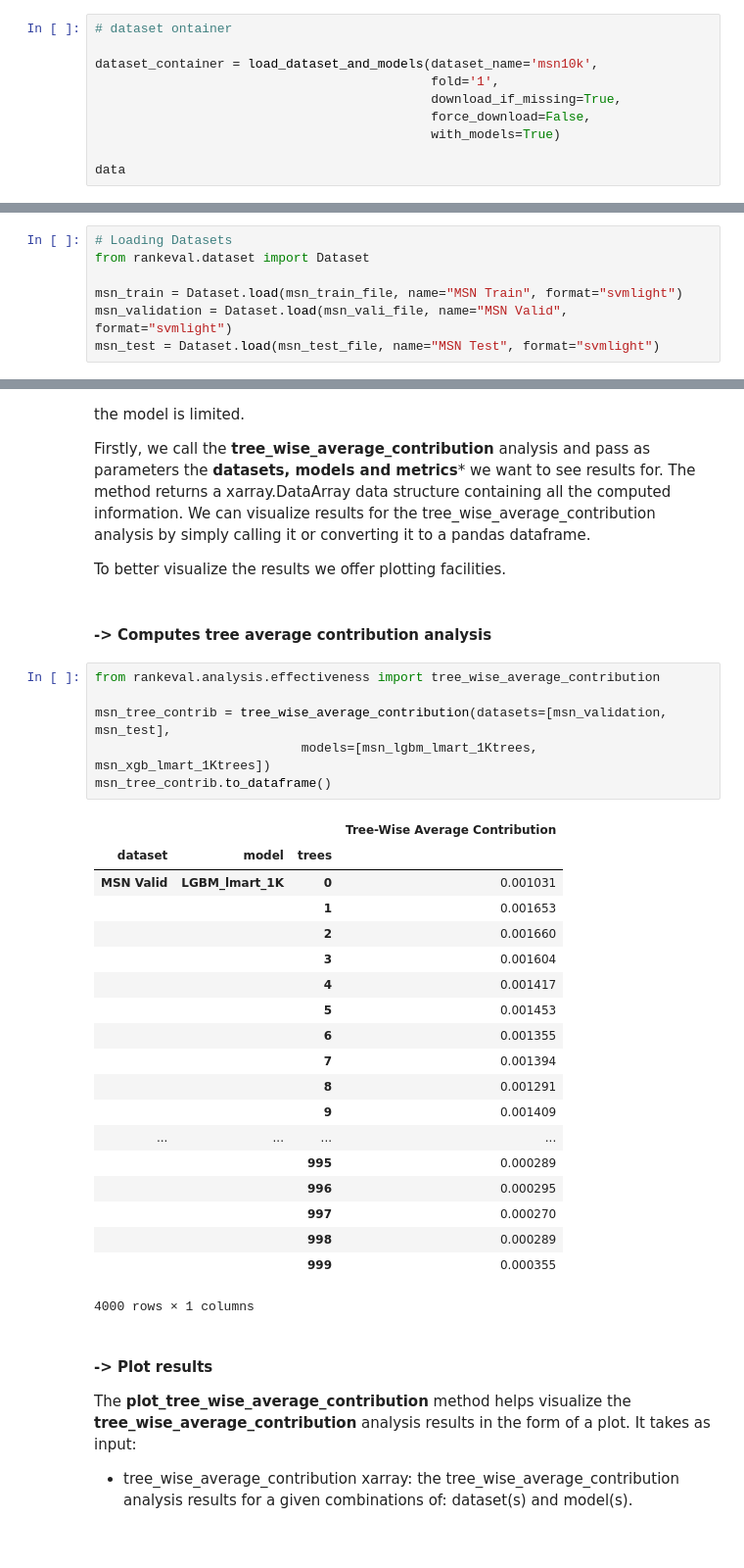
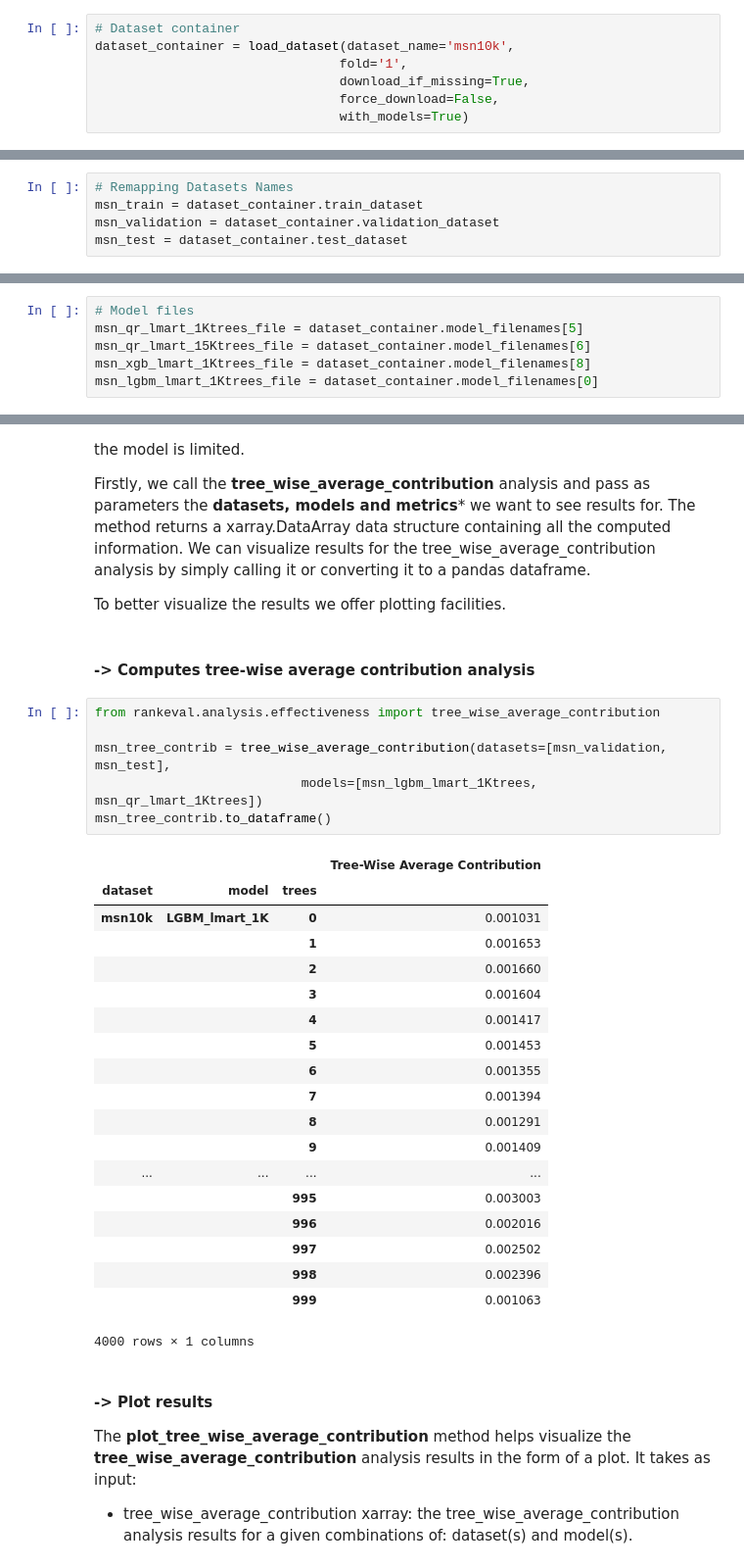
Before and after one commit to hpclab/rankeval, a Jupyter notebook: notebooks/RankEval - Effectiveness Analysis.ipynb, the cells around one changed output, grey strips where cells are left out. Shown at 98% size. Saved outputs shown, nothing was run; the diff lists cells and outputs as text.

```diff
--- a/notebooks/RankEval - Effectiveness Analysis.ipynb
+++ b/notebooks/RankEval - Effectiveness Analysis.ipynb
@@ -57,10 +49,7 @@ msn_lgbm_lmart_1Ktrees_file = "/home/rankeval/rankeval_data/msn/models/Fold1/msn
 # %%
-# dataset ontainer
-
-dataset_container = load_dataset_and_models(dataset_name='msn10k',
-                                            fold='1',
-                                            download_if_missing=True,
-                                            force_download=False,
-                                            with_models=True)
-
-data
+# Dataset container
+dataset_container = load_dataset(dataset_name='msn10k',
+                                fold='1',
+                                download_if_missing=True,
+                                force_download=False,
+                                with_models=True)
@@ -68,0 +61,5 @@ data
+# %%
+# Remapping Datasets Names
+msn_train = dataset_container.train_dataset
+msn_validation = dataset_container.validation_dataset
+msn_test = dataset_container.test_dataset
@@ -69,3 +81,9 @@ data
+# %%
+# Model files
+msn_qr_lmart_1Ktrees_file = dataset_container.model_filenames[5]
+msn_qr_lmart_15Ktrees_file = dataset_container.model_filenames[6]
+msn_xgb_lmart_1Ktrees_file = dataset_container.model_filenames[8]
+msn_lgbm_lmart_1Ktrees_file = dataset_container.model_filenames[0]
 # %%
 # Loading Models
 from rankeval.model import RTEnsemble
@@ -74,13 +92,6 @@ msn_qr_lmart_1Ktrees = RTEnsemble(msn_qr_lmart_1Ktrees_file, name="QR_lmart_1K",
 msn_qr_lmart_15Ktrees = RTEnsemble(msn_qr_lmart_15Ktrees_file, name="QR_lmart_15K", format="QuickRank")
 msn_xgb_lmart_1Ktrees = RTEnsemble(msn_xgb_lmart_1Ktrees_file, name="XGB_lmart_1K", format="XGBoost")
 msn_lgbm_lmart_1Ktrees = RTEnsemble(msn_lgbm_lmart_1Ktrees_file, name="LGBM_lmart_1K", format="LightGBM")
-# %%
-# Loading Datasets
-from rankeval.dataset import Dataset
-
-msn_train = Dataset.load(msn_train_file, name="MSN Train", format="svmlight")
-msn_validation = Dataset.load(msn_vali_file, name="MSN Valid", format="svmlight")
-msn_test = Dataset.load(msn_test_file, name="MSN Test", format="svmlight")
 # %% [markdown]
 ### Create metrics
 
@@ -220,17 +190,17 @@ Firstly, we call the **tree_wise_average_contribution** analysis and pass as par
 
 To better visualize the results we offer plotting facilities.
 # %% [markdown]
-#### -> Computes tree average contribution analysis
+#### -> Computes tree-wise average contribution analysis
 # %%
 from rankeval.analysis.effectiveness import tree_wise_average_contribution
 
 msn_tree_contrib = tree_wise_average_contribution(datasets=[msn_validation, msn_test],
-                           models=[msn_lgbm_lmart_1Ktrees, msn_xgb_lmart_1Ktrees])
+                           models=[msn_lgbm_lmart_1Ktrees, msn_qr_lmart_1Ktrees])
 msn_tree_contrib.to_dataframe()
 # %% [output]
 |  |  |  | Tree-Wise Average Contribution |
 | dataset | model | trees |  |
-| MSN Valid | LGBM_lmart_1K | 0 | 0.001031 |
+| msn10k | LGBM_lmart_1K | 0 | 0.001031 |
 |  |  | 1 | 0.001653 |
 |  |  | 2 | 0.001660 |
 |  |  | 3 | 0.001604 |
@@ -241,11 +211,11 @@ msn_tree_contrib.to_dataframe()
 |  |  | 8 | 0.001291 |
 |  |  | 9 | 0.001409 |
 | ... | ... | ... | ... |
-|  |  | 995 | 0.000289 |
-|  |  | 996 | 0.000295 |
-|  |  | 997 | 0.000270 |
-|  |  | 998 | 0.000289 |
-|  |  | 999 | 0.000355 |
+|  |  | 995 | 0.003003 |
+|  |  | 996 | 0.002016 |
+|  |  | 997 | 0.002502 |
+|  |  | 998 | 0.002396 |
+|  |  | 999 | 0.001063 |
 4000 rows × 1 columns
 # %% [markdown]
 #### -> Plot results
```
Also changed, not shown: parts of 14 cells of this notebook, 1 other file.
